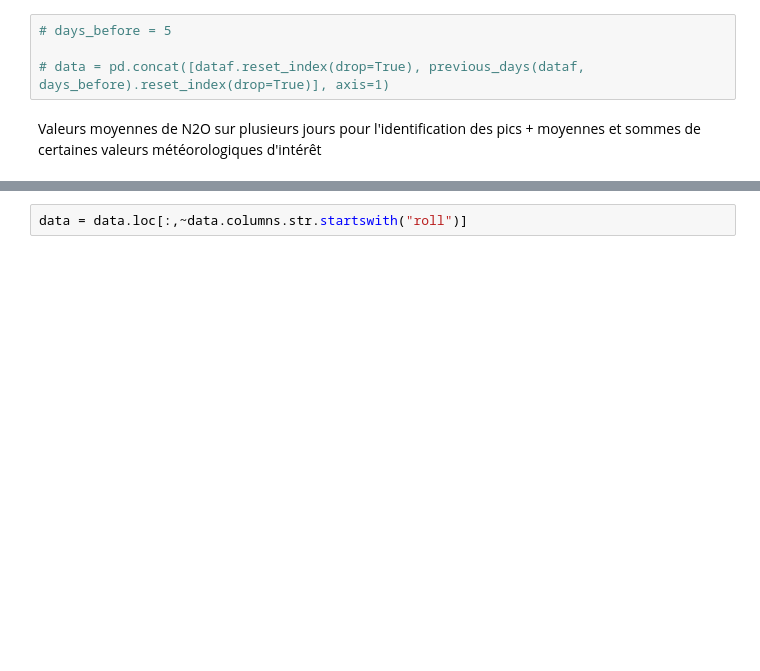
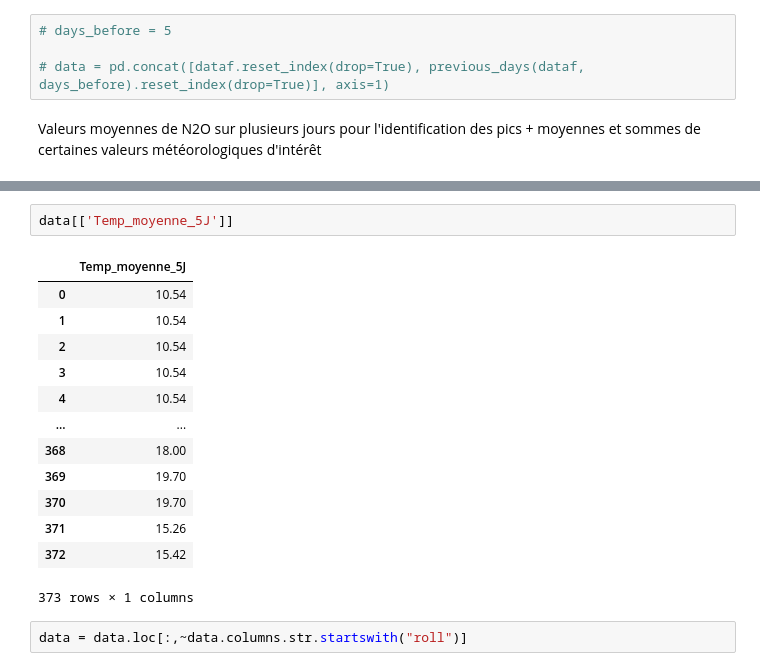
Before and after one commit to drylse/fil_rouge, a Jupyter notebook: codes_pretraitement/pretraitement.ipynb, the cells around one changed output, grey strips where cells are left out. Cells and saved outputs as stored; diff of their text form; blank space fills up the shorter version.

```diff
--- a/codes_pretraitement/pretraitement.ipynb
+++ b/codes_pretraitement/pretraitement.ipynb
@@ -1220,3 +1254,19 @@ data.rename(columns={data.columns[-1]: "Sum_ETP_5J"}, inplace=True)
+# %%
+data[['Temp_moyenne_5J']]
+# %% [output]
+|  | Temp_moyenne_5J |
+| 0 | 10.54 |
+| 1 | 10.54 |
+| 2 | 10.54 |
+| 3 | 10.54 |
+| 4 | 10.54 |
+| ... | ... |
+| 368 | 18.00 |
+| 369 | 19.70 |
+| 370 | 19.70 |
+| 371 | 15.26 |
+| 372 | 15.42 |
+373 rows × 1 columns
 # %%
 data = data.loc[:,~data.columns.str.startswith("roll")]
 # %%
```
Also changed, not shown: parts of 5 cells of this notebook, 1 other file.
